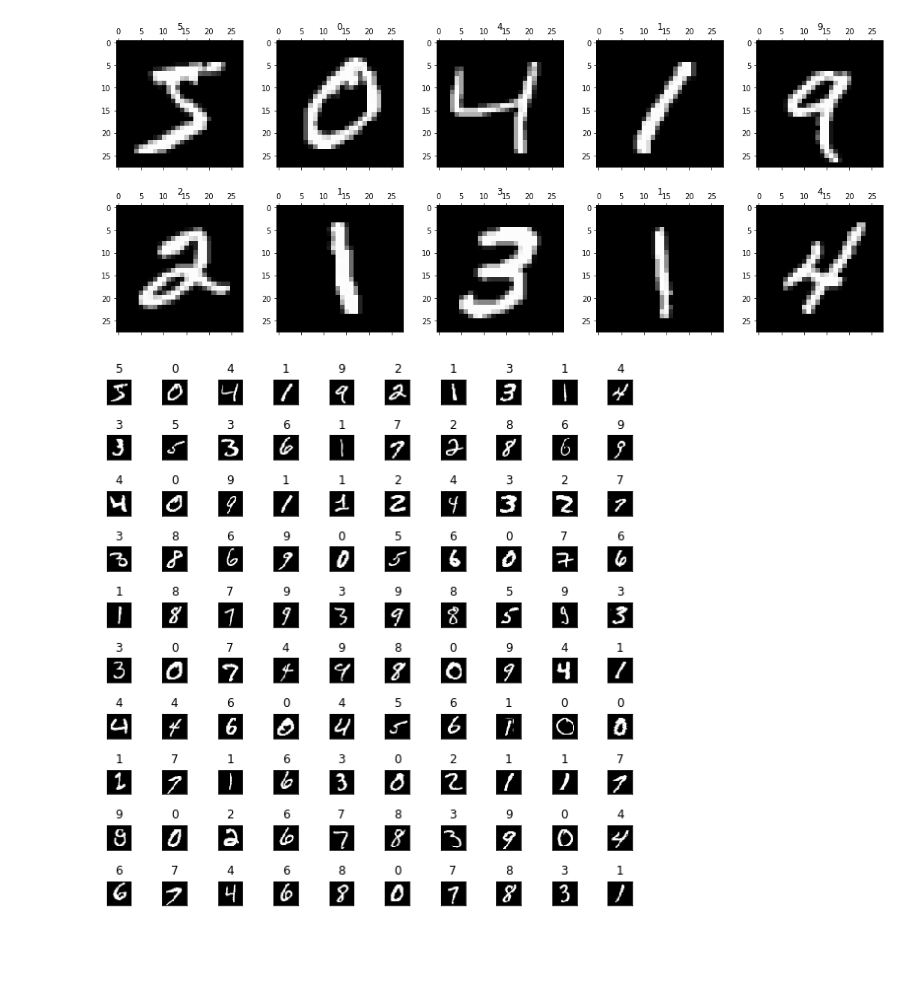
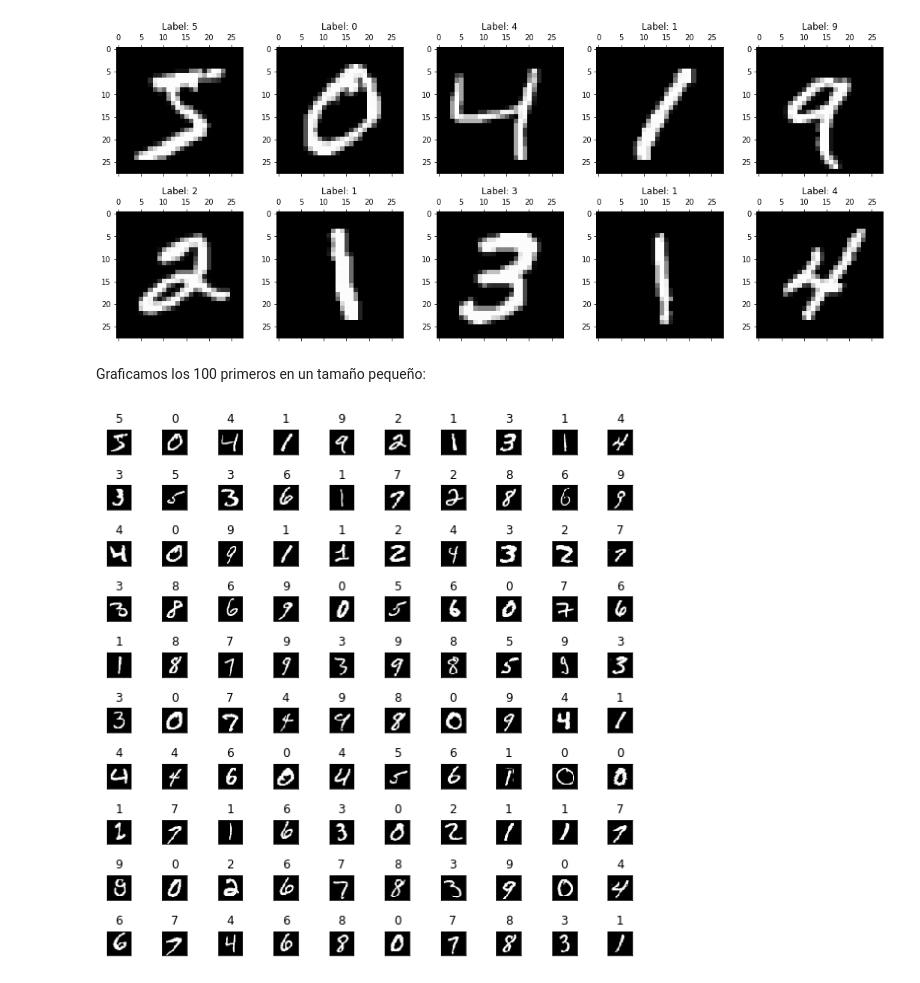
Before and after one commit to Edgar-IAH/MNIST, a Jupyter notebook: MNIST_Practice_2_0.ipynb, the cells around one changed output. Drawn from its saved outputs; the diff is of its cells as text; code cells hidden in the pictures; blank space fills up the shorter version.

```diff
--- a/MNIST_Practice_2_0.ipynb
+++ b/MNIST_Practice_2_0.ipynb
@@ -35,19 +57,19 @@ y_test:  (10000,)
 # %%
 
 fig, axes = plt.subplots(2, 5, figsize=(15,6))
 fig.tight_layout(h_pad=3)
 
-
-
 for i in range(10):
   plt.gray()
   ax = plt.subplot(2, 5, i+1)
-  ax.set_title(y_train[i])
+  ax.set_title("Label: "+str(y_train[i]))
   plt.matshow(X_train_raw[i],fignum=False)
 
 plt.show()
 # %% [output]
-[figure, old version]
+[figure, new version]
+# %% [markdown]
+Graficamos los 100 primeros en un tamaño pequeño:
 # %%
 
 fig, axes = plt.subplots(10, 10, figsize=(8,8))
```
Also changed, not shown: parts of 7 cells of this notebook.
